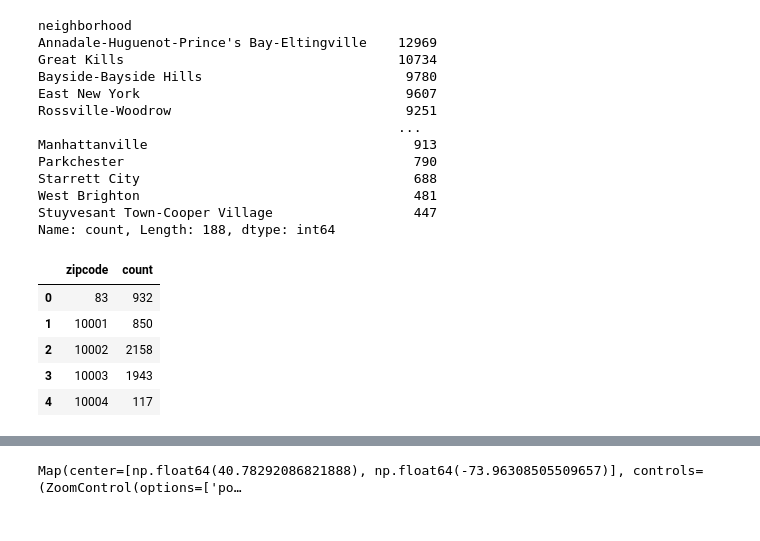
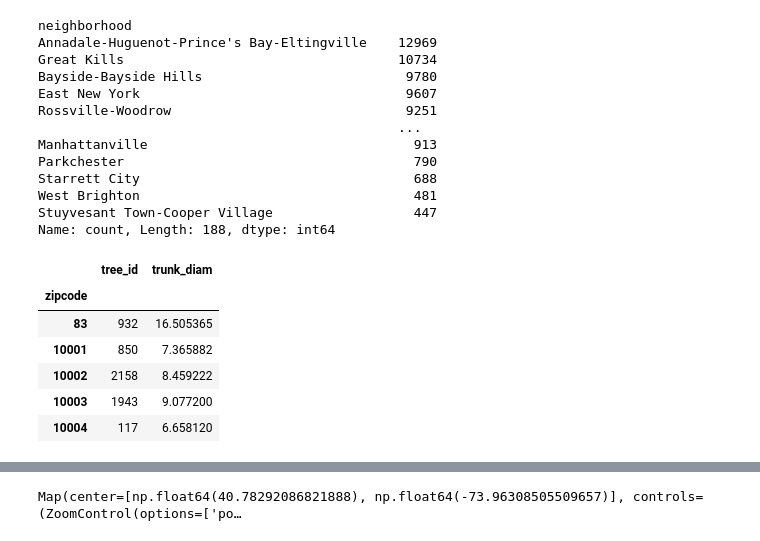
Before and after one commit to matthewtomalley/NYC-Trees-and-Income, a Jupyter notebook: eda.ipynb, the cells around one changed output, grey strips where cells are left out. Saved outputs shown, nothing was run; the diff lists cells and outputs as text; code cells hidden in the pictures.

```diff
--- a/eda.ipynb
+++ b/eda.ipynb
@@ -610,13 +610,14 @@ Name: count, Length: 188, dtype: int64
 
 trees = trees[trees['status'] == 'Alive']
 # %%
-zips = trees.groupby('zipcode')['tree_id'].count().reset_index(name='count')
-
+zips = trees.groupby('zipcode').agg({'tree_id':'count',
+                                     'trunk_diam':'mean'})
 zips.head()
 # %% [output]
-|  | zipcode | count |
-| 0 | 83 | 932 |
-| 1 | 10001 | 850 |
-| 2 | 10002 | 2158 |
-| 3 | 10003 | 1943 |
-| 4 | 10004 | 117 |
+|  | tree_id | trunk_diam |
+| zipcode |  |  |
+| 83 | 932 | 16.505365 |
+| 10001 | 850 | 7.365882 |
+| 10002 | 2158 | 8.459222 |
+| 10003 | 1943 | 9.077200 |
+| 10004 | 117 | 6.658120 |
```
Also changed, not shown: parts of 31 cells of this notebook, 2 other files.
